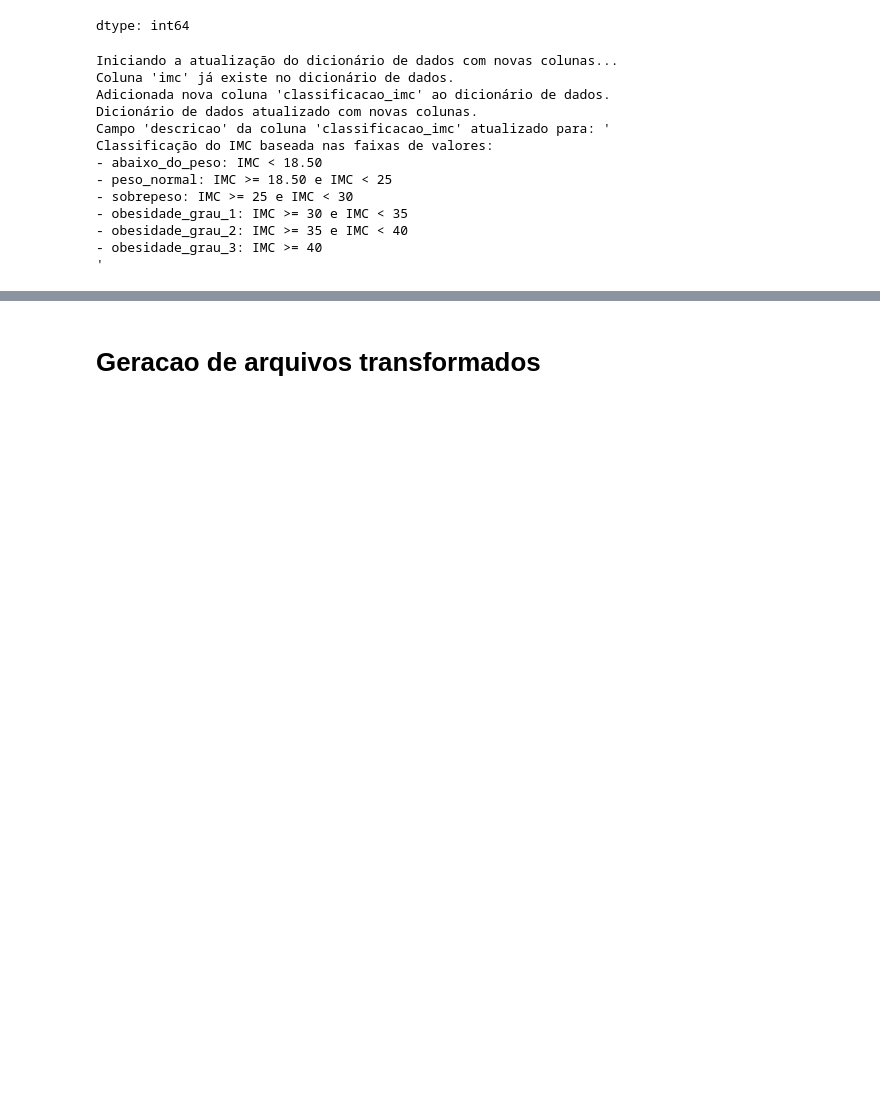
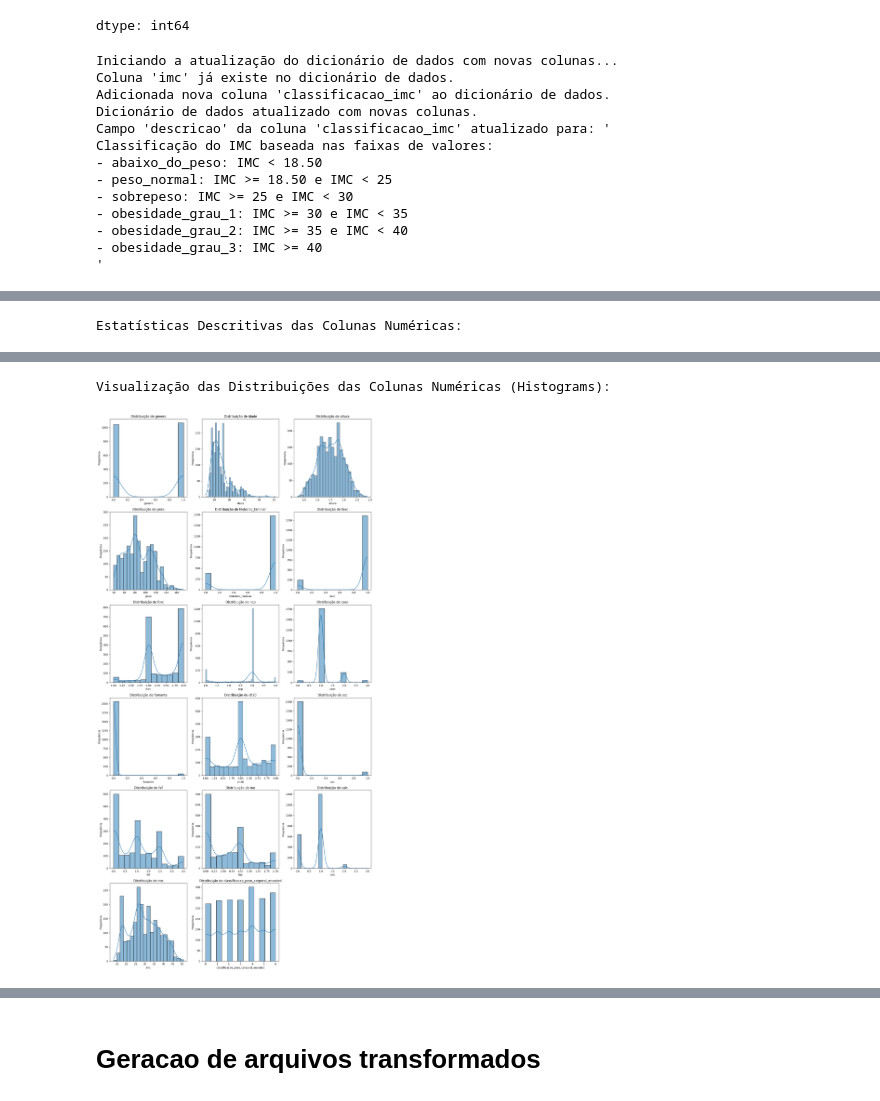
Before and after one commit to fiapdatanalytics/tech-challenge4, a Jupyter notebook: tech_challenge_4_data_viz_and_production_models.ipynb, the cells around one changed output, grey strips where cells are left out. Saved outputs shown, nothing was run; the diff lists cells and outputs as text; code cells hidden in the pictures; blank space fills up the shorter version.

```diff
--- a/tech_challenge_4_data_viz_and_production_models.ipynb
+++ b/tech_challenge_4_data_viz_and_production_models.ipynb
@@ -1168,0 +1214,26 @@ Classificação do IMC baseada nas faixas de valores:
+# %%
+# Selecionar apenas colunas numéricas
+df_numerico = df.select_dtypes(include=['float64', 'int64'])
+
+print("Estatísticas Descritivas das Colunas Numéricas:")
+display(df_numerico.describe())
+
+print("\nVisualização das Distribuições das Colunas Numéricas (Histograms):")
+
+# Gerar histogramas para cada coluna numérica
+num_cols = len(df_numerico.columns)
+num_rows = (num_cols + 2) // 3 # Calcular o número de linhas necessário, 3 gráficos por linha
+
+plt.figure(figsize=(15, num_rows * 5))
+
+for i, col in enumerate(df_numerico.columns):
+    plt.subplot(num_rows, 3, i + 1)
+    sns.histplot(data=df_numerico, x=col, kde=True)
+    plt.title(f'Distribuição de {col}')
+    plt.xlabel(col)
+    plt.ylabel('Frequência')
+
+plt.tight_layout()
+plt.show()
+# %% [output]
+Estatísticas Descritivas das Colunas Numéricas:
@@ -1168,0 +1249,2 @@ Classificação do IMC baseada nas faixas de valores:
+Visualização das Distribuições das Colunas Numéricas (Histograms):
+[figure, added]
```
Also changed, not shown: parts of 27 cells of this notebook.
